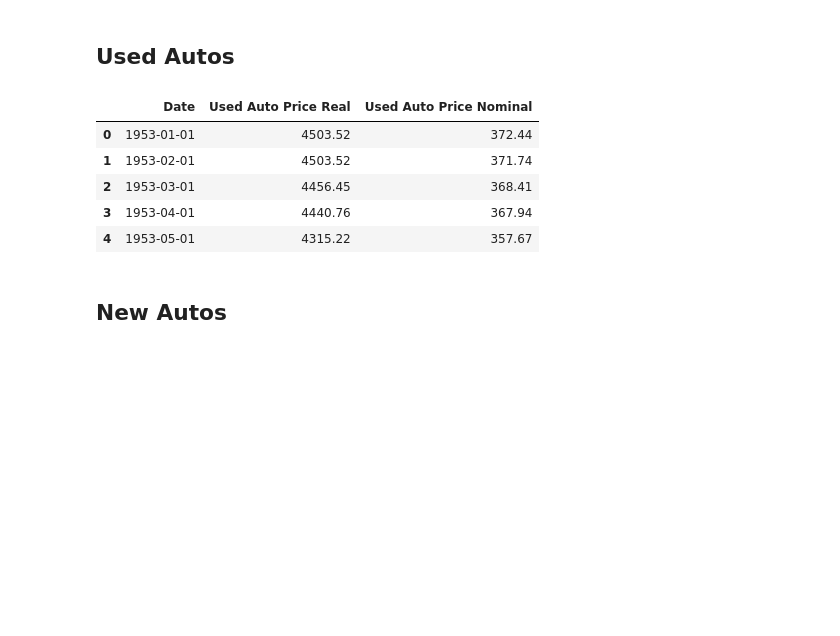
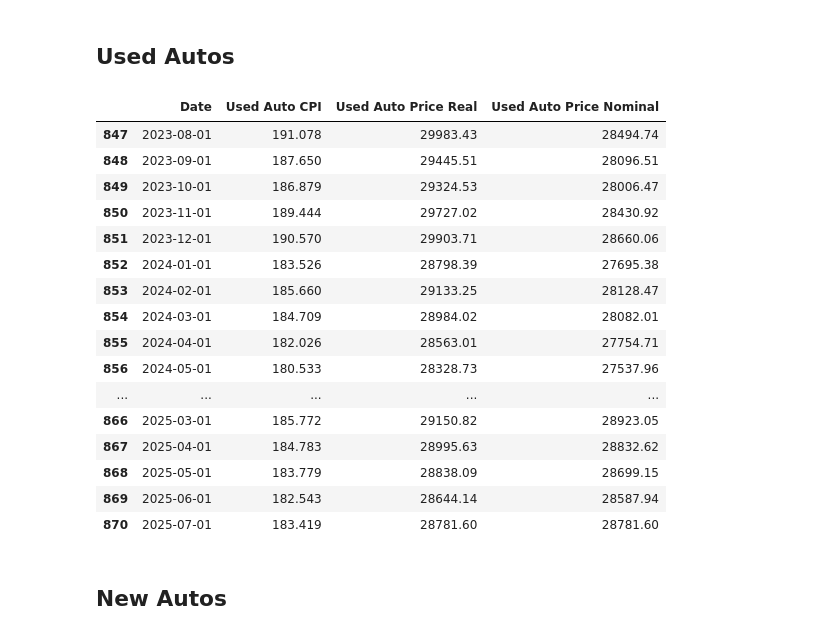
Before and after one commit to wallscreet/gov-data, a Jupyter notebook: commodities.ipynb, the cells around one changed output. Drawn from its saved outputs; the diff is of its cells as text; code cells hidden in the pictures; blank space fills up the shorter version.

```diff
--- a/commodities.ipynb
+++ b/commodities.ipynb
@@ -137,39 +145,55 @@ cpi_df.tail()
 # %% [markdown]
 ## Used Autos
 # %%
-def get_used_auto_prices():
+def get_used_auto_prices(start_date:str=None, end_date:str=None):
     ref_auto_cpi = 181.446
     ref_price = 28472
 
     # Used Auto CPI
     used_auto_series = fred.get_series('CUSR0000SETA02')
     used_auto_df = used_auto_series.to_frame().reset_index()
     used_auto_df.columns = ['Date', 'Used Auto CPI']
 
     # CPI
     _cpi_series = fred.get_series('CPIAUCSL')
     _cpi_df = _cpi_series.to_frame().reset_index()
     _cpi_df.columns = ['Date', 'CPI']
 
     used_merged = used_auto_df.merge(_cpi_df, 'inner', 'Date')
 
     used_merged['Used Auto Price Real'] = round(used_merged['Used Auto CPI'] * (ref_price / ref_auto_cpi),2)
     ref_cpi = used_merged['CPI'].iloc[-1]
     used_merged['Used Auto Price Nominal'] = round(used_merged['Used Auto Price Real'] * (used_merged['CPI'] / ref_cpi), 2)
 
-    drop_cols = ['Used Auto CPI', 'CPI']
+    if start_date is not None:
+        used_merged = used_merged[used_merged['Date'] >= start_date]
+    if end_date is not None:
+        used_merged = used_merged[used_merged['Date'] <= end_date]
+
+    drop_cols = ['CPI']
     return used_merged.drop(columns=drop_cols)
 
-used_auto_df = get_used_auto_prices()
+used_auto_df = get_used_auto_prices(start_date="2010-01-01")
 #cpi_df.tail()
-used_auto_df.head()
+used_auto_df.tail(24)
 # %% [output]
-|  | Date | Used Auto Price Real | Used Auto Price Nominal |
-| 0 | 1953-01-01 | 4503.52 | 372.44 |
-| 1 | 1953-02-01 | 4503.52 | 371.74 |
-| 2 | 1953-03-01 | 4456.45 | 368.41 |
-| 3 | 1953-04-01 | 4440.76 | 367.94 |
-| 4 | 1953-05-01 | 4315.22 | 357.67 |
+|  | Date | Used Auto CPI | Used Auto Price Real | Used Auto Price Nominal |
+| 847 | 2023-08-01 | 191.078 | 29983.43 | 28494.74 |
+| 848 | 2023-09-01 | 187.650 | 29445.51 | 28096.51 |
+| 849 | 2023-10-01 | 186.879 | 29324.53 | 28006.47 |
+| 850 | 2023-11-01 | 189.444 | 29727.02 | 28430.92 |
+| 851 | 2023-12-01 | 190.570 | 29903.71 | 28660.06 |
+| 852 | 2024-01-01 | 183.526 | 28798.39 | 27695.38 |
+| 853 | 2024-02-01 | 185.660 | 29133.25 | 28128.47 |
+| 854 | 2024-03-01 | 184.709 | 28984.02 | 28082.01 |
+| 855 | 2024-04-01 | 182.026 | 28563.01 | 27754.71 |
+| 856 | 2024-05-01 | 180.533 | 28328.73 | 27537.96 |
+| ... | ... | ... | ... | ... |
+| 866 | 2025-03-01 | 185.772 | 29150.82 | 28923.05 |
+| 867 | 2025-04-01 | 184.783 | 28995.63 | 28832.62 |
+| 868 | 2025-05-01 | 183.779 | 28838.09 | 28699.15 |
+| 869 | 2025-06-01 | 182.543 | 28644.14 | 28587.94 |
+| 870 | 2025-07-01 | 183.419 | 28781.60 | 28781.60 |
 # %% [markdown]
 ## New Autos
 # %%
```
Also changed, not shown: parts of 2 cells of this notebook, 5 other files.
